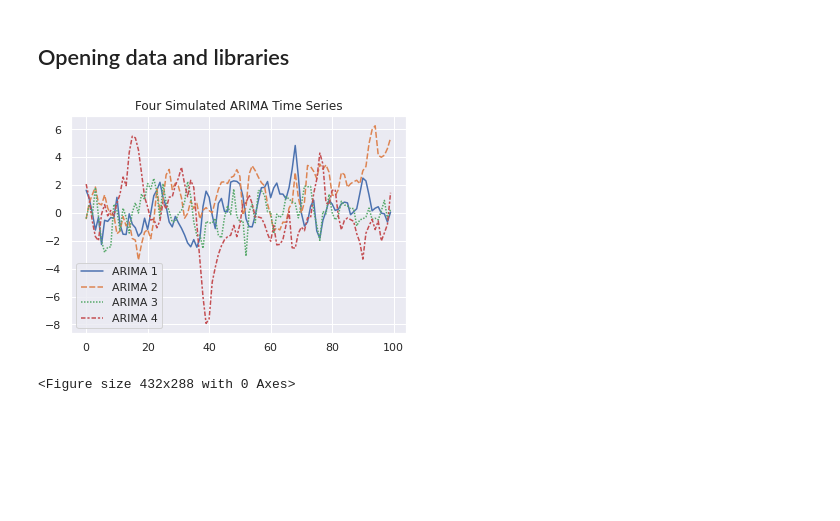
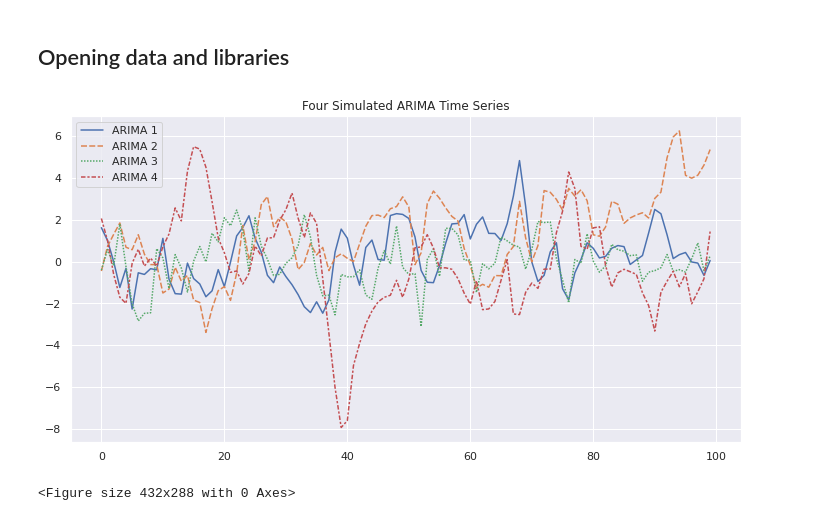
Before and after one commit to gonzalezcortes/Time-series-classification, a Jupyter notebook: Pre-processing of Time Series Data.ipynb, the cells around one changed output. Cells and saved outputs as stored; diff of their text form; code cells hidden in the pictures; blank space fills up the shorter version.

```diff
--- a/Pre-processing of Time Series Data.ipynb
+++ b/Pre-processing of Time Series Data.ipynb
@@ -23,34 +23,40 @@ import matplotlib.pyplot as plt
 # %%
 import numpy as np
 import pandas as pd
 import seaborn as sns
 from statsmodels.tsa.arima_process import ArmaProcess
 
 # Generate four ARIMA processes
 np.random.seed(1)
 ar1 = np.array([1, -0.7])
 ma1 = np.array([1, 0.3])
 ar2 = np.array([1, -0.9])
 ma2 = np.array([1, 0.2])
 ar3 = np.array([1, -0.5])
 ma3 = np.array([1, 0.1])
 ar4 = np.array([1, -0.8])
 ma4 = np.array([1, 0.4])
 arima1 = ArmaProcess(ar1, ma1).generate_sample(nsample=100)
 arima2 = ArmaProcess(ar2, ma2).generate_sample(nsample=100)
 arima3 = ArmaProcess(ar3, ma3).generate_sample(nsample=100)
 arima4 = ArmaProcess(ar4, ma4).generate_sample(nsample=100)
 
 # Create a Pandas DataFrame with the data
 df = pd.DataFrame({'ARIMA 1': arima1, 'ARIMA 2': arima2, 'ARIMA 3': arima3, 'ARIMA 4': arima4})
 
 # Create a plot using Seaborn
-sns.set(style='darkgrid')
+sns.set_style("whitegrid")
+sns.set(rc={'figure.figsize':(12,6)})
 sns.lineplot(data=df)
+
+
+# Create a plot using Seaborn
+#sns.set(style='darkgrid')
+#sns.lineplot(data=df)
 plt.title('Four Simulated ARIMA Time Series')
-plt.savefig('arima_time_series.jpg', dpi=300, bbox_inches='tight')
+plt.savefig('arima_time_series_wide.jpg', dpi=300, bbox_inches='tight')
 # %% [output]
-[figure, old version]
+[figure, new version]
 # %%
 # %% [output]
 <Figure size 432x288 with 0 Axes>
```
Also changed, not shown: 1 other file.
